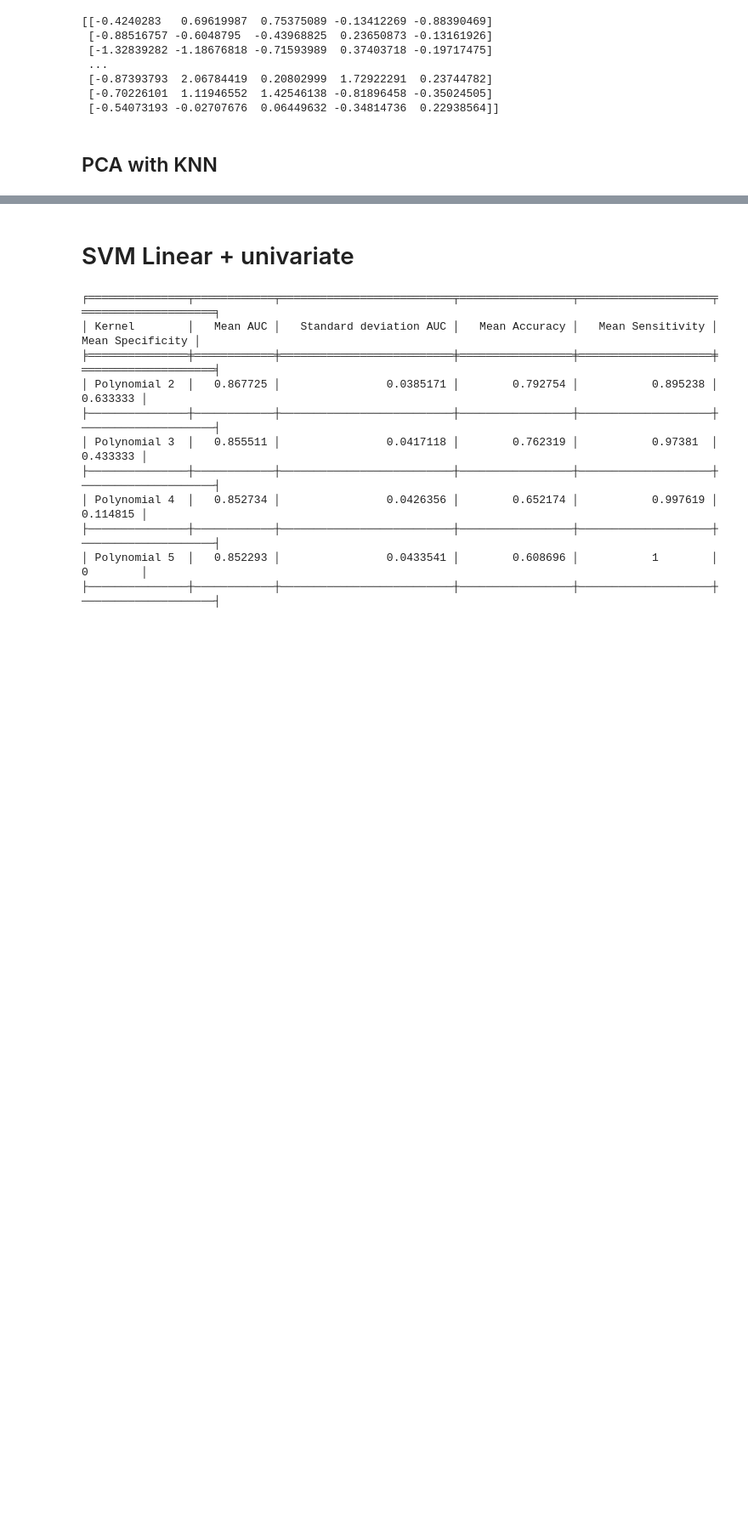
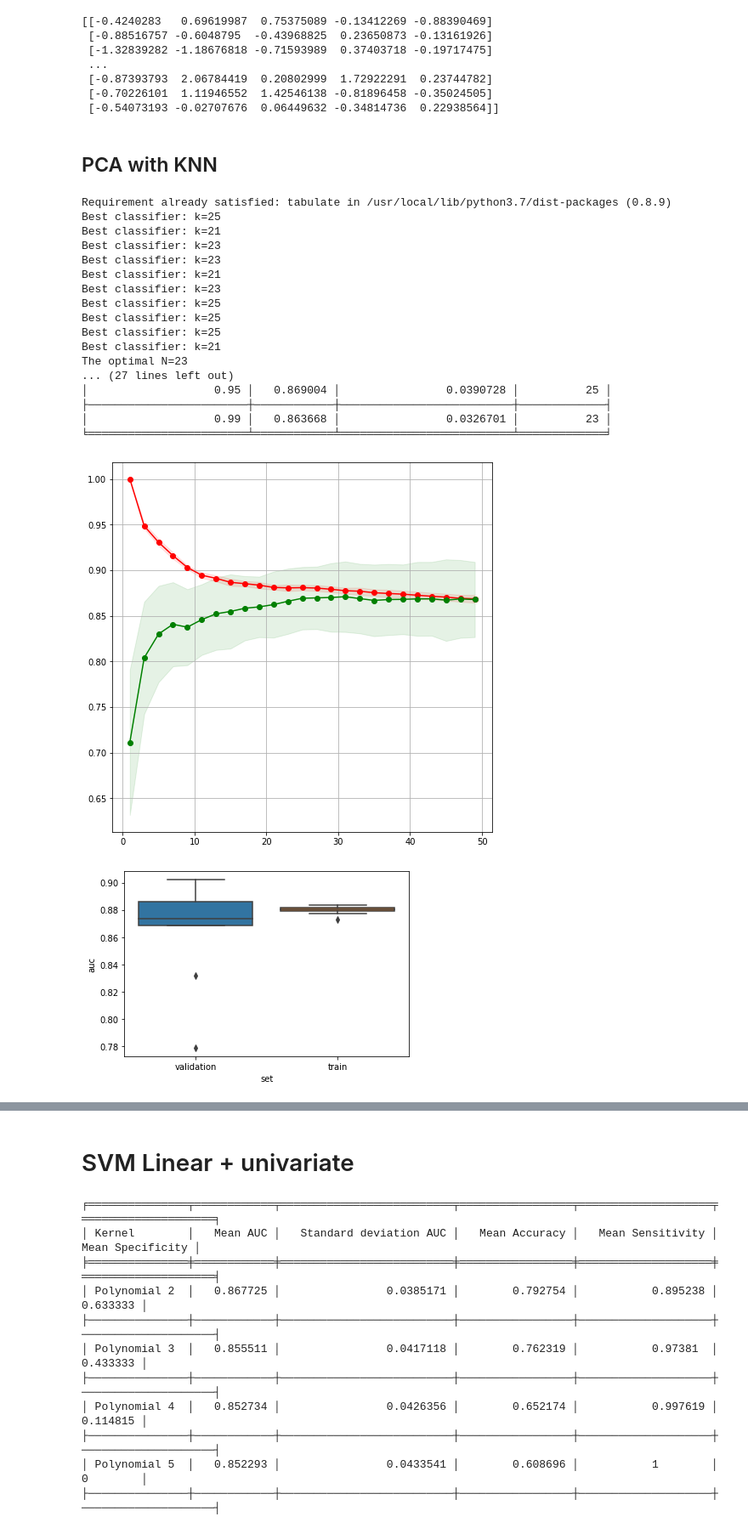
Before and after one commit to MarshaKamsteeg/TM10007_Machine_Learning_Group_Assignment, a Jupyter notebook: tm10007_group_9_code.ipynb, the cells around one changed output, grey strips where cells are left out. Shown at 85% size. Cells and saved outputs as stored; diff of their text form; code cells hidden in the pictures; blank space fills up the shorter version.

```diff
--- a/tm10007_group_9_code.ipynb
+++ b/tm10007_group_9_code.ipynb
@@ -560,7 +560,6 @@ import matplotlib.pyplot as plt
 from sklearn.feature_selection import SelectKBest, f_classif
 import math
 from sklearn.decomposition import PCA
-!pip install tabulate
 from tabulate import tabulate
 
 # configure the cross-validation procedure. A 10 fold split is used stratified for the label.
@@ -570,7 +569,7 @@ threshold = []
 mean_auc_val = []
 std_auc_val = []
 optimal_k = []
-n_pca = list(range(1,100,4))
+n_pca = [0.9, 0.95, 0.99] #list(range(1,100,4))
 
 for n_component in n_pca:
 
@@ -592,7 +591,7 @@ for n_component in n_pca:
     # Fit the PCA model, point_data_train should be a 2D numpy array
     # which has one row per subject and the pointdata as columns where
     # the columns are x1, y1, z1, x2, y2, z2, ..., xn, yn, zn
-    pca.fit(x_train)
+    pca.fit(x_train, y_train)
 
     # Transform data and create the components of the data
     selected_data_pca_trainset = pca.transform(x_train)
@@ -669,31 +668,51 @@ for n_component in n_pca:
   ax.grid()
   ax.fill_between(k_list, train_scores_mean - train_scores_std,
                       train_scores_mean + train_scores_std, alpha=0.1,
                       color="r")
   ax.fill_between(k_list, val_scores_mean - val_scores_std,
                       val_scores_mean + val_scores_std, alpha=0.1,
                       color="g")
   ax.plot(k_list, train_scores_mean, 'o-', color="r",
           label="Training score")
   ax.plot(k_list, val_scores_mean, 'o-', color="g",
           label="Validation score")
 
   # Create results dataframe and plot it
   plt.figure()
   results = pd.DataFrame(results)
   seaborn.boxplot(y='auc', x='set', data=results)
 
   optimal_n = int(np.median(best_n_neighbors))
   print(f"The optimal N={optimal_n}")
 
   auc_val = results[results['set'].str.contains('validation')]
 
   threshold.append(n_component)
   mean_auc_val.append(auc_val['auc'].mean())
   std_auc_val.append(auc_val['auc'].std())
   optimal_k.append(int(np.median(best_n_neighbors)))
 
 auc_table = {'Number of Components': threshold, 'Mean AUC': mean_auc_val, 'Standard deviation AUC': std_auc_val, 'Optimal k': optimal_k}
 print(tabulate(auc_table, headers='keys', tablefmt='fancy_grid'))
 
-# Best values are n_components 21 and 20 k-NN
+# Best values are n_components 0.95 and 25 k-NN
+# %% [output]
+Requirement already satisfied: tabulate in /usr/local/lib/python3.7/dist-packages (0.8.9)
+Best classifier: k=25
+Best classifier: k=21
+Best classifier: k=23
+Best classifier: k=23
+Best classifier: k=21
+Best classifier: k=23
+Best classifier: k=25
+Best classifier: k=25
+Best classifier: k=25
+Best classifier: k=21
+The optimal N=23
+... (27 lines left out)
+│                   0.95 │   0.869004 │                0.0390728 │          25 │
+├────────────────────────┼────────────┼──────────────────────────┼─────────────┤
+│                   0.99 │   0.863668 │                0.0326701 │          23 │
+╘════════════════════════╧════════════╧══════════════════════════╧═════════════╛
+[figure, added]
+[figure, added]
```
Also changed, not shown: parts of 4 cells of this notebook.
